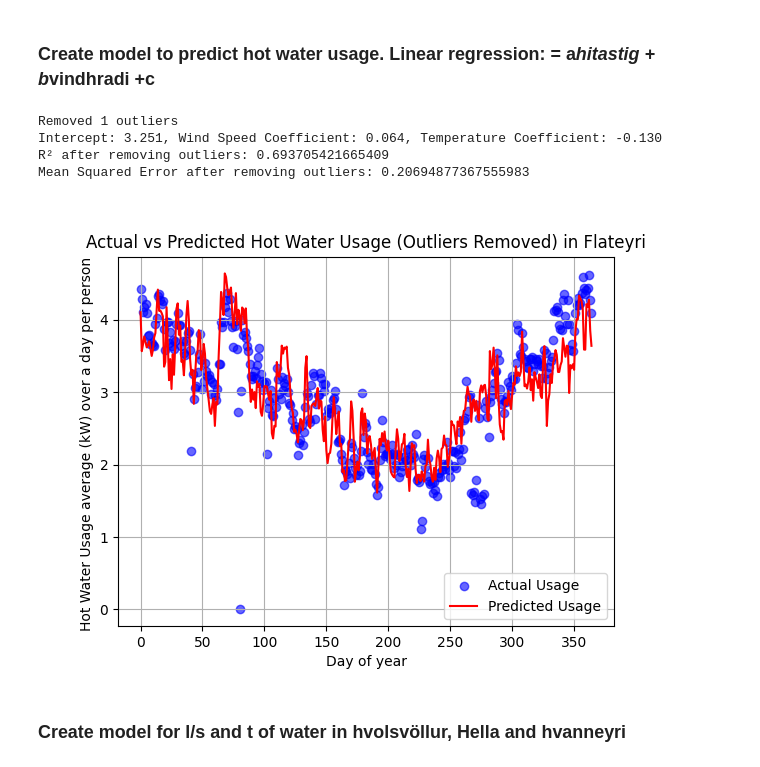
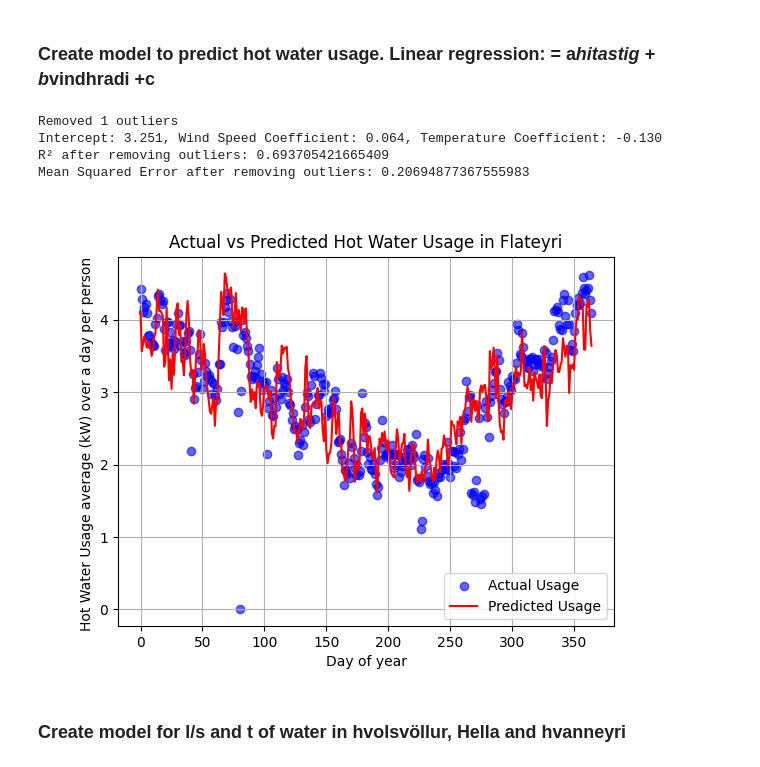
Before and after one commit to arnargylfi/Meistaraverkefni, a Jupyter notebook: Python/Main.ipynb, the cells around one changed output. Drawn from its saved outputs; the diff is of its cells as text; code cells hidden in the pictures.

```diff
--- a/Python/Main.ipynb
+++ b/Python/Main.ipynb
@@ -280,35 +280,35 @@ wind_speed_coef = beta[1]
 temp_coef = beta[2]
 print(f"Intercept: {intercept:.3f}, Wind Speed Coefficient: {wind_speed_coef:.3f}, Temperature Coefficient: {temp_coef:.3f}")
 # Predictions on filtered data
 y_pred = X @ beta
 
 # Evaluate the model (R² and MSE)
 rss = np.sum((y - y_pred)**2)  # Residual Sum of Squares
 tss = np.sum((y - np.mean(filtered_y))**2)  # Total Sum of Squares
 r_squared = 1 - (rss / tss)
 
 mse = ((y - y_pred)**2).mean()  # Mean Squared Error
 
 # Print evaluation metrics
 print(f"R² after removing outliers: {r_squared}")
 print(f"Mean Squared Error after removing outliers: {mse}")
 
 # Plot the actual vs predicted values after removing outliers
 fig, ax = plt.subplots()
 ax.scatter(range(len(y)), y, label='Actual Usage', alpha=0.6, color='blue')
 ax.plot(range(len(y)), y_pred, label='Predicted Usage', color='red')
 ax.set_xlabel('Day of year')
 ax.set_ylabel('Hot Water Usage average (kW) over a day per person ')
-ax.set_title('Actual vs Predicted Hot Water Usage (Outliers Removed) in Flateyri')
+ax.set_title('Actual vs Predicted Hot Water Usage in Flateyri')
 ax.legend()
 ax.grid(True)
 plt.show()
 # %% [output]
 Removed 1 outliers
 Intercept: 3.251, Wind Speed Coefficient: 0.064, Temperature Coefficient: -0.130
 R² after removing outliers: 0.693705421665409
 Mean Squared Error after removing outliers: 0.20694877367555983
-[figure, old version]
+[figure, new version]
 # %% [markdown]
 ### Create model for l/s and t of water in hvolsvöllur, Hella and hvanneyri
 # %% [markdown]
```
Also changed, not shown: parts of 6 cells of this notebook, 5 other files.
